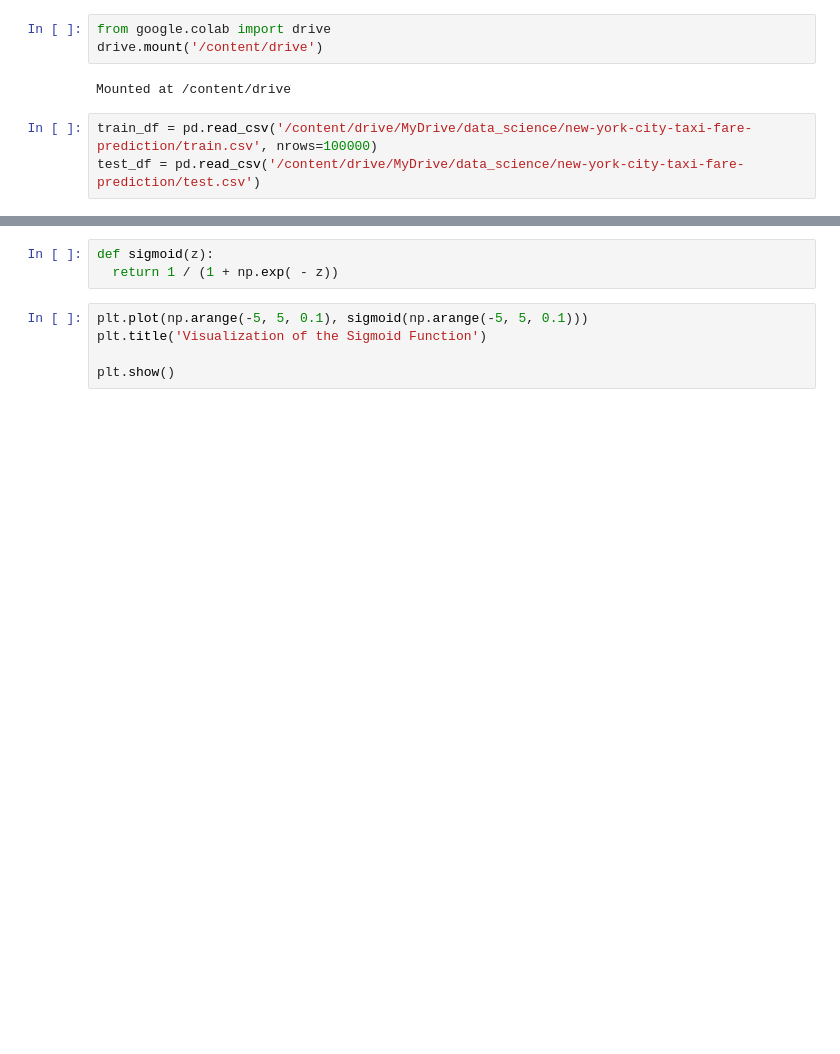
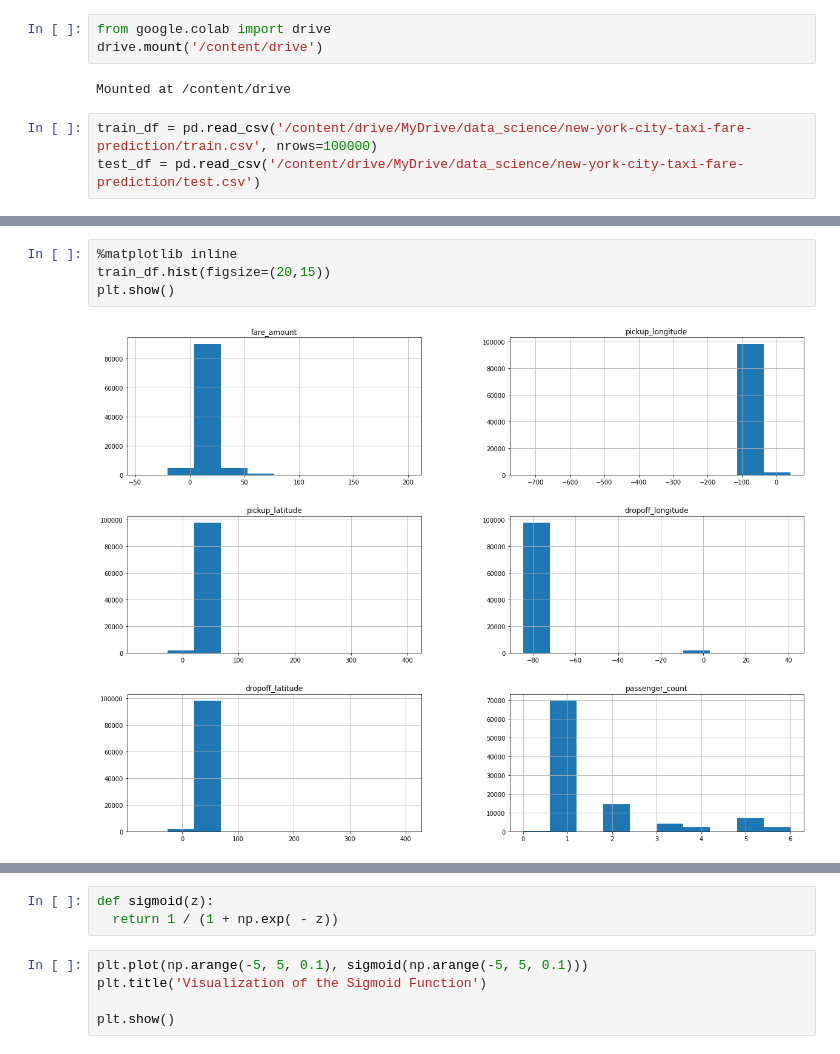
Before and after one commit to tangani/New-York-City-Taxi-Fare-Prediction, a Jupyter notebook: new_york_city_taxi_fare_prediction_with_tensorflow.ipynb, the cells around one changed output, grey strips where cells are left out. Drawn from its saved outputs; the diff is of its cells as text; blank space fills up the shorter version.

```diff
--- a/new_york_city_taxi_fare_prediction_with_tensorflow.ipynb
+++ b/new_york_city_taxi_fare_prediction_with_tensorflow.ipynb
@@ -21,0 +117,6 @@ test_df = pd.read_csv('/content/drive/MyDrive/data_science/new-york-city-taxi-fa
+# %%
+%matplotlib inline
+train_df.hist(figsize=(20,15))
+plt.show()
+# %% [output]
+[figure, added]
```
Also changed, not shown: parts of 36 cells of this notebook.
